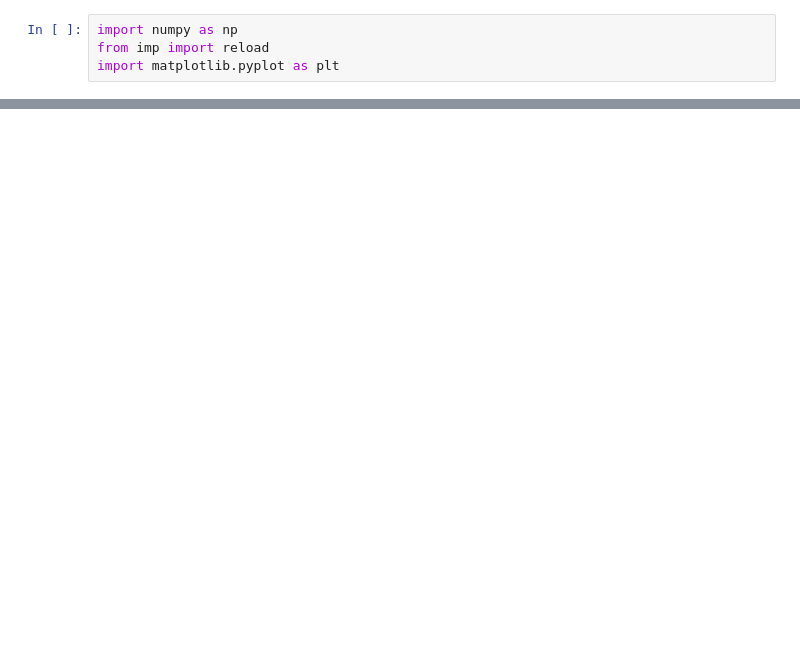
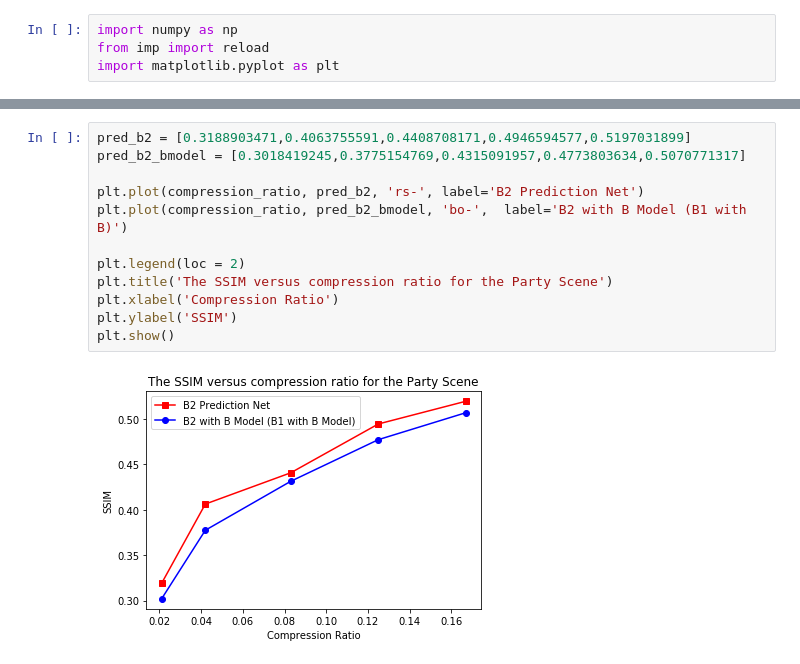
Before and after one commit to Chlerry/Motion-Aware-Deep-Video-Coding-Network, a Jupyter notebook: plot.ipynb, the cells around one changed output, grey strips where cells are left out. Saved outputs shown, nothing was run; the diff lists cells and outputs as text; blank space fills up the shorter version.

```diff
--- a/plot.ipynb
+++ b/plot.ipynb
@@ -40,0 +68,14 @@ plt.show()
+# %%
+pred_b2 = [0.3188903471,0.4063755591,0.4408708171,0.4946594577,0.5197031899]
+pred_b2_bmodel = [0.3018419245,0.3775154769,0.4315091957,0.4773803634,0.5070771317]
+
+plt.plot(compression_ratio, pred_b2, 'rs-', label='B2 Prediction Net')
+plt.plot(compression_ratio, pred_b2_bmodel, 'bo-',  label='B2 with B Model (B1 with B)')
+
+plt.legend(loc = 2)
+plt.title('The SSIM versus compression ratio for the Party Scene')
+plt.xlabel('Compression Ratio')
+plt.ylabel('SSIM')
+plt.show()
+# %% [output]
+[figure, added]
```
Also changed, not shown: parts of 8 cells of this notebook, 2 other files.
